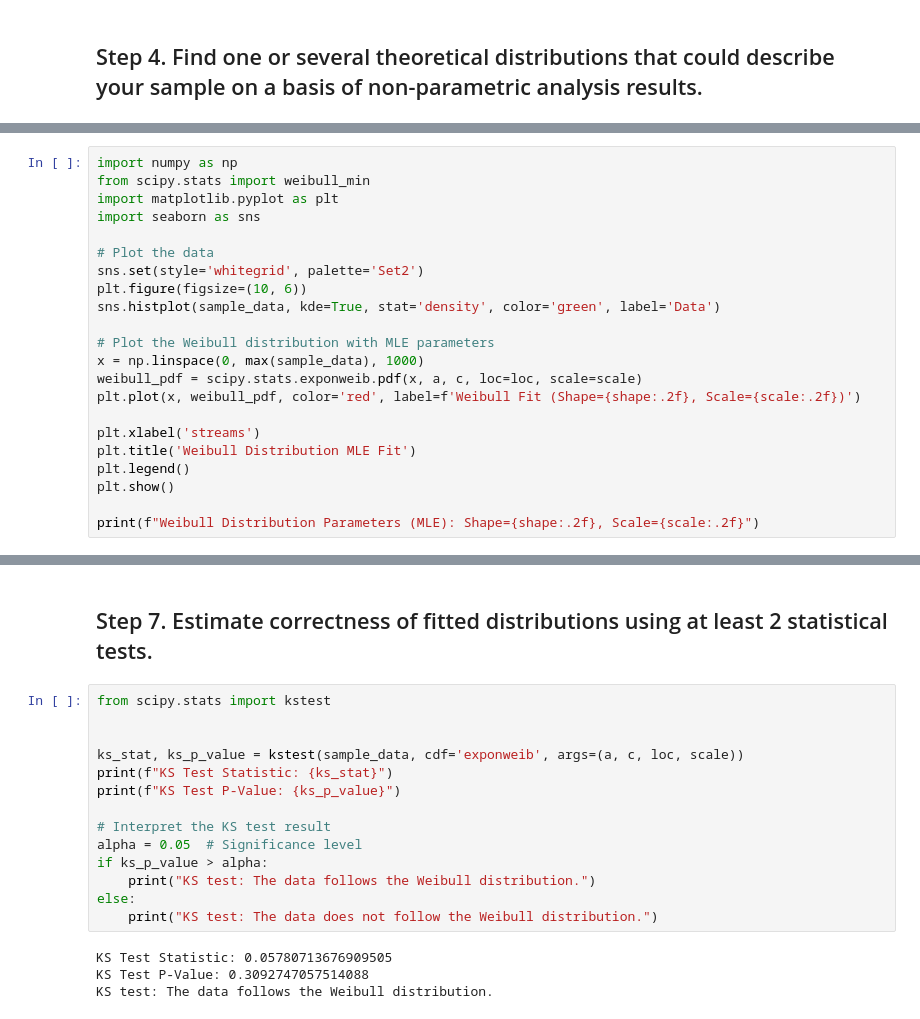
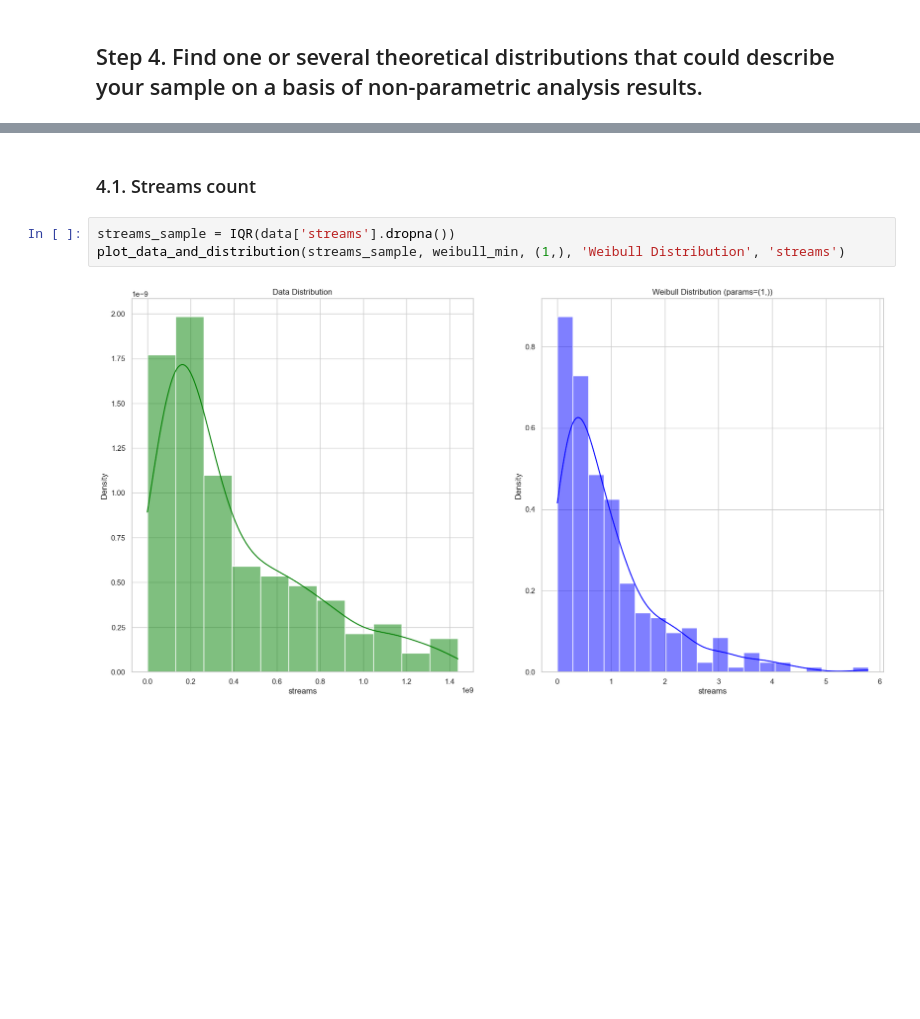
Before and after one commit to THECODEDEMOGORGON/multivariate_data_analysis, a Jupyter notebook: task1.ipynb, the cells around one changed output, grey strips where cells are left out. Saved outputs shown, nothing was run; the diff lists cells and outputs as text; blank space fills up the shorter version.

```diff
--- a/task1.ipynb
+++ b/task1.ipynb
@@ -256,22 +230,0 @@ a, c, loc, scale = scipy.stats.exponweib.fit(sample_data, floc=2, f0=5)
-# %%
-import numpy as np
-from scipy.stats import weibull_min
-import matplotlib.pyplot as plt
-import seaborn as sns
-
-# Plot the data
-sns.set(style='whitegrid', palette='Set2')
-plt.figure(figsize=(10, 6))
-sns.histplot(sample_data, kde=True, stat='density', color='green', label='Data')
-
-# Plot the Weibull distribution with MLE parameters
-x = np.linspace(0, max(sample_data), 1000)
-weibull_pdf = scipy.stats.exponweib.pdf(x, a, c, loc=loc, scale=scale)
-plt.plot(x, weibull_pdf, color='red', label=f'Weibull Fit (Shape={shape:.2f}, Scale={scale:.2f})')
-
-plt.xlabel('streams')
-plt.title('Weibull Distribution MLE Fit')
-plt.legend()
-plt.show()
-
-print(f"Weibull Distribution Parameters (MLE): Shape={shape:.2f}, Scale={scale:.2f}")
@@ -296,20 +231,7 @@ plt.show()
-# %% [markdown]
-## Step 7. Estimate correctness of fitted distributions using at least 2 statistical tests.
-# %%
-from scipy.stats import kstest
-
-
-ks_stat, ks_p_value = kstest(sample_data, cdf='exponweib', args=(a, c, loc, scale))
-print(f"KS Test Statistic: {ks_stat}")
-print(f"KS Test P-Value: {ks_p_value}")
-
-# Interpret the KS test result
-alpha = 0.05  # Significance level
-if ks_p_value > alpha:
-    print("KS test: The data follows the Weibull distribution.")
-else:
-    print("KS test: The data does not follow the Weibull distribution.")
-# %% [output]
-KS Test Statistic: 0.05780713676909505
-KS Test P-Value: 0.3092747057514088
-KS test: The data follows the Weibull distribution.
+# %% [markdown]
+### 4.1. Streams count
+# %%
+streams_sample = IQR(data['streams'].dropna())
+plot_data_and_distribution(streams_sample, weibull_min, (1,), 'Weibull Distribution', 'streams')
+# %% [output]
+[figure, added]
```
Also changed, not shown: parts of 29 cells of this notebook.
